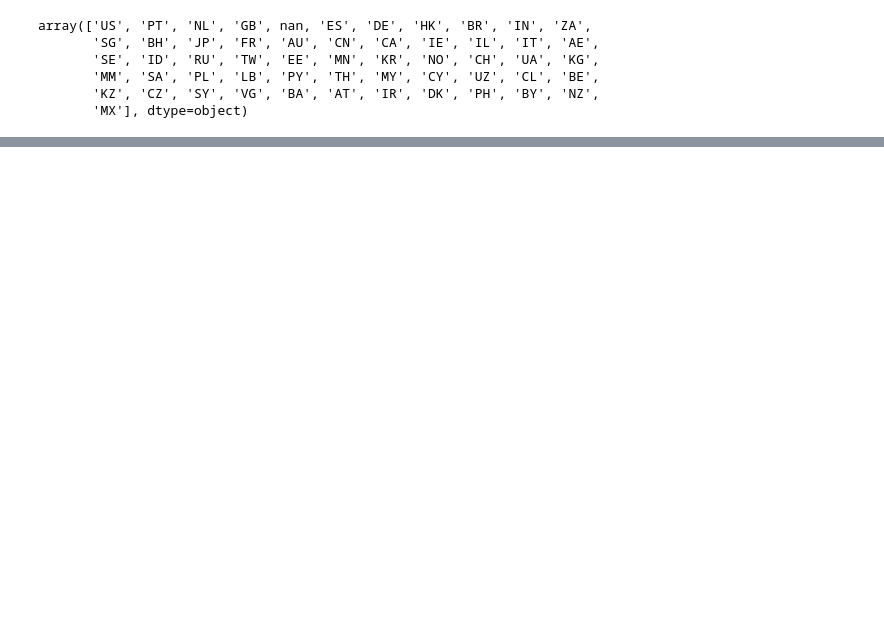
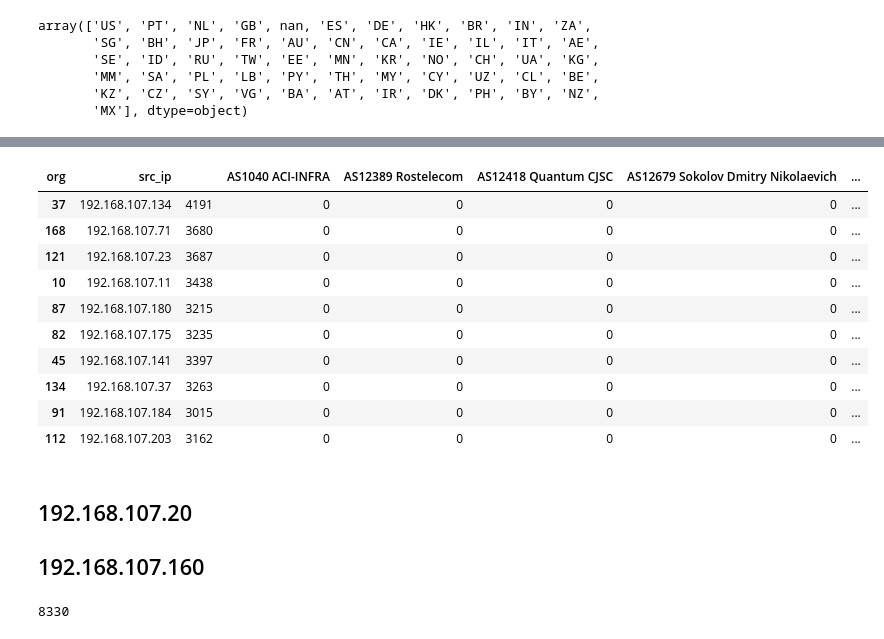
Before and after one commit to Pedro-Lopes-Frisson/srcp2, a Jupyter notebook: TestNormal.ipynb, the cells around one changed output, grey strips where cells are left out. Saved outputs shown, nothing was run; the diff lists cells and outputs as text; code cells hidden in the pictures; blank space fills up the shorter version.

```diff
--- a/TestNormal.ipynb
+++ b/TestNormal.ipynb
@@ -447,0 +486,5 @@ ext.head()
+# %%
+test_AS = test_org.groupby("src_ip")["org"].value_counts().unstack(fill_value=0).reset_index()
+# %%
+AS_columns = [AS for AS in test_AS if AS not in ['src_ip', '']]
+test_AS["cnt"] = test_AS[AS_columns].sum(axis=1)
@@ -447,0 +519,21 @@ ext.head()
+# %%
+test_AS.sort_values(by="cnt", ascending=False).head(n=10)
+# %% [output]
+| org | src_ip |  | AS1040 ACI-INFRA | AS12389 Rostelecom | AS12418 Quantum CJSC | AS12679 Sokolov Dmitry Nikolaevich | ... |
+| 37 | 192.168.107.134 | 4191 | 0 | 0 | 0 | 0 | ... |
+| 168 | 192.168.107.71 | 3680 | 0 | 0 | 0 | 0 | ... |
+| 121 | 192.168.107.23 | 3687 | 0 | 0 | 0 | 0 | ... |
+| 10 | 192.168.107.11 | 3438 | 0 | 0 | 0 | 0 | ... |
+| 87 | 192.168.107.180 | 3215 | 0 | 0 | 0 | 0 | ... |
+| 82 | 192.168.107.175 | 3235 | 0 | 0 | 0 | 0 | ... |
+| 45 | 192.168.107.141 | 3397 | 0 | 0 | 0 | 0 | ... |
+| 134 | 192.168.107.37 | 3263 | 0 | 0 | 0 | 0 | ... |
+| 91 | 192.168.107.184 | 3015 | 0 | 0 | 0 | 0 | ... |
+| 112 | 192.168.107.203 | 3162 | 0 | 0 | 0 | 0 | ... |
+# %% [markdown]
+## 192.168.107.20
+## 192.168.107.160
+# %%
+sum ([343,340,65,26,253,1713,406,56,12,114,1,2,1,248,1071,128,126,34,510,1447,4,0,31,14,205,109,0,0,0,0,0,0,110,0,3,393,0,3,452,45,0,65])
+# %% [output]
+8330
```
Also changed, not shown: parts of 17 cells of this notebook, 7 other files.
